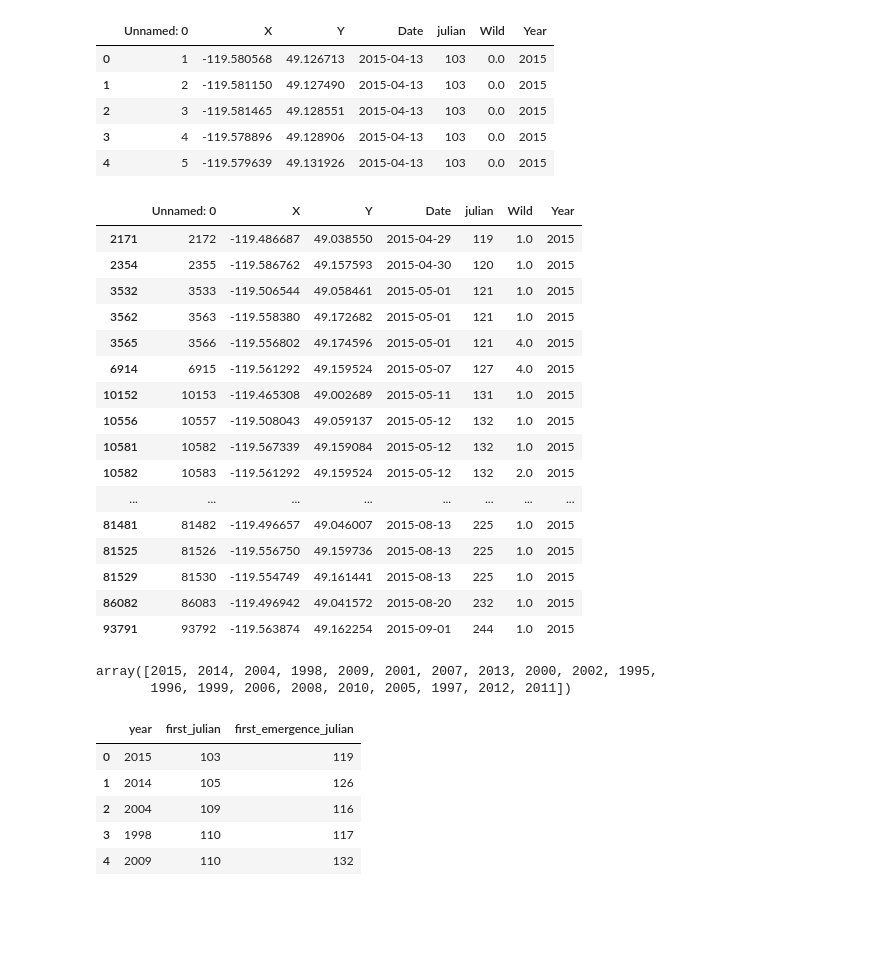
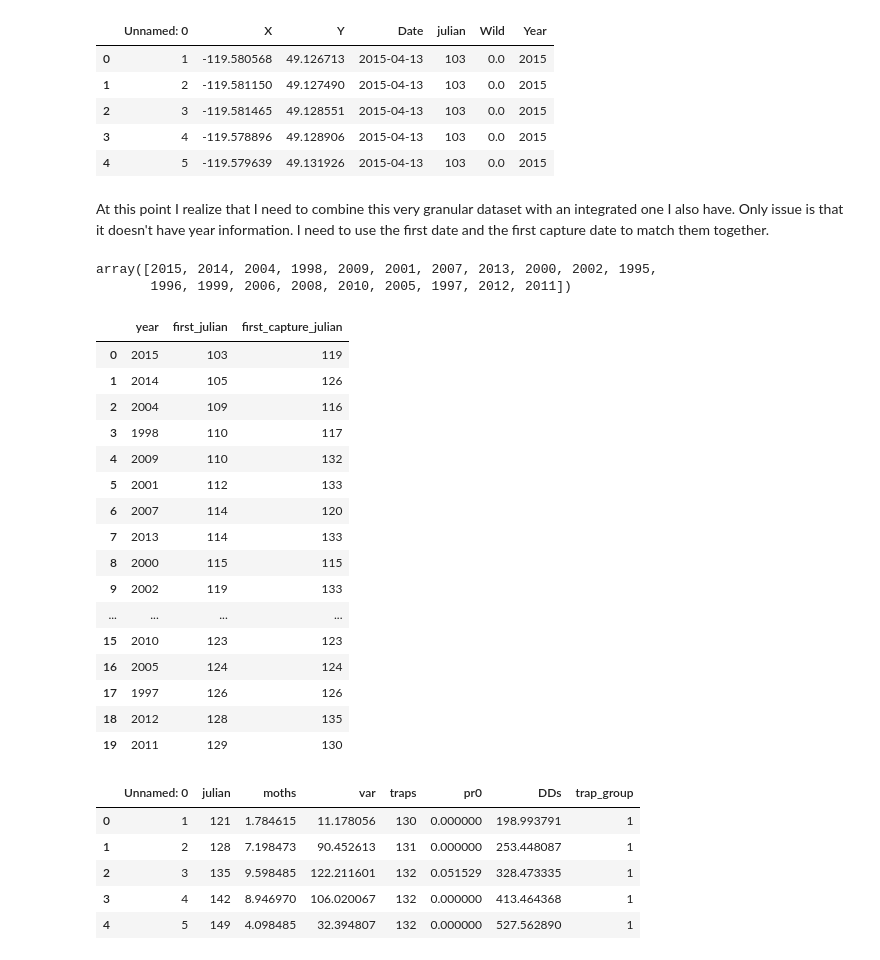
Before and after one commit to PacificBird/InsectPhenologyCaptureSim, a Jupyter notebook: multi_analysis.ipynb, the cells around one changed output. Drawn from its saved outputs; the diff is of its cells as text; code cells hidden in the pictures; blank space fills up the shorter version.

Commit message:
Continued work on identifying aggregated data groups

```diff
--- a/multi_analysis.ipynb
+++ b/multi_analysis.ipynb
@@ -468,23 +467,5 @@ def
-# %%
-oksir_year[2015][oksir_year[2015]['Wild'] > 0.9]
-# %% [output]
-|  | Unnamed: 0 | X | Y | Date | julian | Wild | Year |
-| 2171 | 2172 | -119.486687 | 49.038550 | 2015-04-29 | 119 | 1.0 | 2015 |
-| 2354 | 2355 | -119.586762 | 49.157593 | 2015-04-30 | 120 | 1.0 | 2015 |
-| 3532 | 3533 | -119.506544 | 49.058461 | 2015-05-01 | 121 | 1.0 | 2015 |
-| 3562 | 3563 | -119.558380 | 49.172682 | 2015-05-01 | 121 | 1.0 | 2015 |
-| 3565 | 3566 | -119.556802 | 49.174596 | 2015-05-01 | 121 | 4.0 | 2015 |
-| 6914 | 6915 | -119.561292 | 49.159524 | 2015-05-07 | 127 | 4.0 | 2015 |
-| 10152 | 10153 | -119.465308 | 49.002689 | 2015-05-11 | 131 | 1.0 | 2015 |
-| 10556 | 10557 | -119.508043 | 49.059137 | 2015-05-12 | 132 | 1.0 | 2015 |
-| 10581 | 10582 | -119.567339 | 49.159084 | 2015-05-12 | 132 | 1.0 | 2015 |
-| 10582 | 10583 | -119.561292 | 49.159524 | 2015-05-12 | 132 | 2.0 | 2015 |
-| ... | ... | ... | ... | ... | ... | ... | ... |
-| 81481 | 81482 | -119.496657 | 49.046007 | 2015-08-13 | 225 | 1.0 | 2015 |
-| 81525 | 81526 | -119.556750 | 49.159736 | 2015-08-13 | 225 | 1.0 | 2015 |
-| 81529 | 81530 | -119.554749 | 49.161441 | 2015-08-13 | 225 | 1.0 | 2015 |
-| 86082 | 86083 | -119.496942 | 49.041572 | 2015-08-20 | 232 | 1.0 | 2015 |
-| 93791 | 93792 | -119.563874 | 49.162254 | 2015-09-01 | 244 | 1.0 | 2015 |
+# %% [markdown]
+At this point I realize that I need to combine this very granular dataset with an integrated one I also have. Only issue is that it doesn't have year information. I need to use the first date and the first capture date to match them together.
 # %%
 years
 # %% [output]
@@ -493,14 +474,37 @@ array([2015, 2014, 2004, 1998, 2009, 2001, 2007, 2013, 2000, 2002, 1995,
 # %%
 year_jul = []
 for year in years:
-    year_jul.append((year, oksir_year[year].head(1).julian.item(), oksir_year[year][oksir_year[year]['Wild'] > 0.9].head(1).julian.item()))
+    year_jul.append((year, \
+                     oksir_year[year].head(1).julian.item(), \
+                     oksir_year[year][oksir_year[year]['Wild'] > 0.9].head(1).julian.item()))
 year_jul
-years_table = pd.DataFrame(columns=['year','first_julian','first_emergence_julian'], data=year_jul)
-years_table.head()
+years_table = pd.DataFrame(columns=['year','first_julian','first_capture_julian'], data=year_jul)
+years_table
 # %% [output]
-|  | year | first_julian | first_emergence_julian |
+|  | year | first_julian | first_capture_julian |
 | 0 | 2015 | 103 | 119 |
 | 1 | 2014 | 105 | 126 |
 | 2 | 2004 | 109 | 116 |
 | 3 | 1998 | 110 | 117 |
 | 4 | 2009 | 110 | 132 |
+| 5 | 2001 | 112 | 133 |
+| 6 | 2007 | 114 | 120 |
+| 7 | 2013 | 114 | 133 |
+| 8 | 2000 | 115 | 115 |
+| 9 | 2002 | 119 | 133 |
+| ... | ... | ... | ... |
+| 15 | 2010 | 123 | 123 |
+| 16 | 2005 | 124 | 124 |
+| 17 | 1997 | 126 | 126 |
+| 18 | 2012 | 128 | 135 |
+| 19 | 2011 | 129 | 130 |
+# %%
+data_agg = pd.read_csv('region_A1a_aggregated.csv')
+data_agg.head()
+# %% [output]
+|  | Unnamed: 0 | julian | moths | var | traps | pr0 | DDs | trap_group |
+| 0 | 1 | 121 | 1.784615 | 11.178056 | 130 | 0.000000 | 198.993791 | 1 |
+| 1 | 2 | 128 | 7.198473 | 90.452613 | 131 | 0.000000 | 253.448087 | 1 |
+| 2 | 3 | 135 | 9.598485 | 122.211601 | 132 | 0.051529 | 328.473335 | 1 |
+| 3 | 4 | 142 | 8.946970 | 106.020067 | 132 | 0.000000 | 413.464368 | 1 |
+| 4 | 5 | 149 | 4.098485 | 32.394807 | 132 | 0.000000 | 527.562890 | 1 |
```
Also changed, not shown: parts of 7 cells of this notebook, 1 other file.
